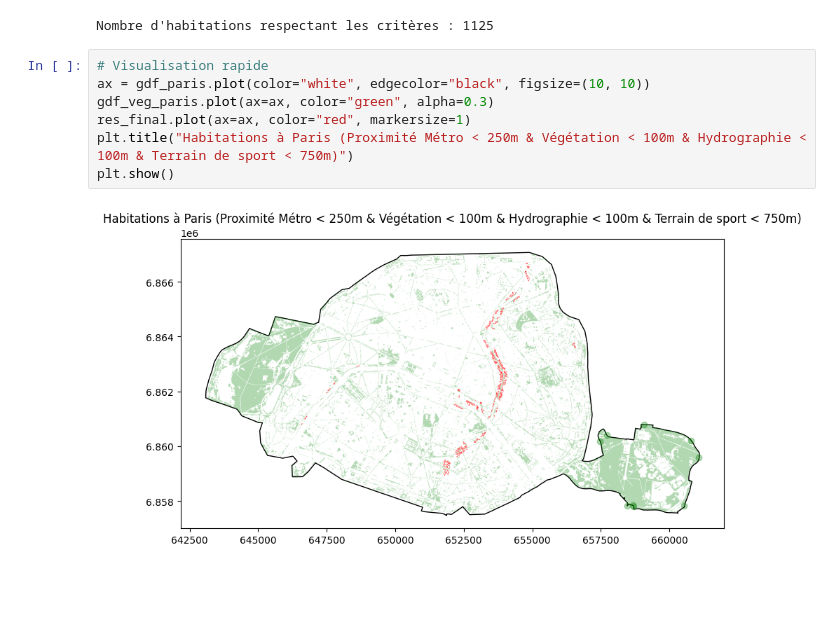
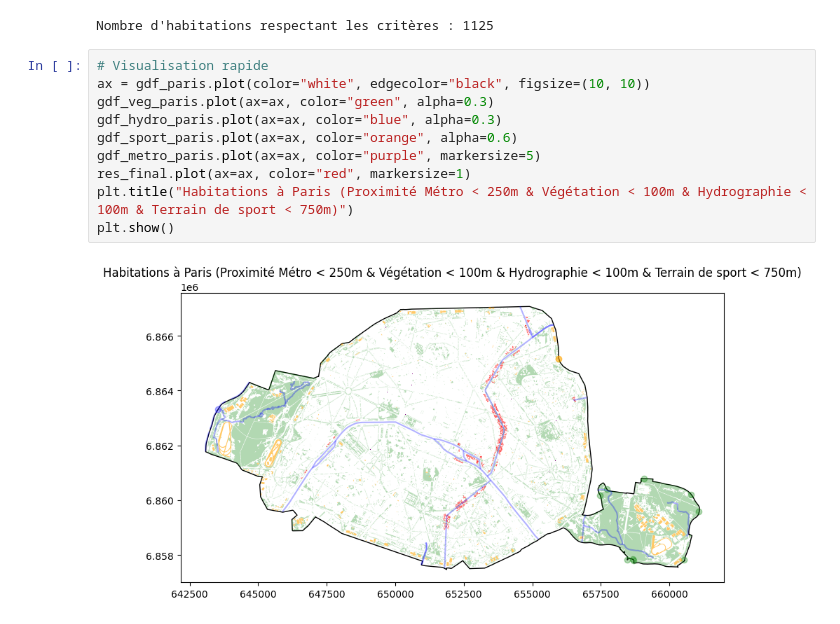
Before and after one commit to ArthurDanjou/ArtStudies, a Jupyter notebook: M2/Enjeux Climatiques/tp4.ipynb, the cells around one changed output. Saved outputs shown, nothing was run; the diff lists cells and outputs as text; blank space fills up the shorter version.

```diff
--- a/M2/Enjeux Climatiques/tp4.ipynb
+++ b/M2/Enjeux Climatiques/tp4.ipynb
@@ -63,9 +63,12 @@ Nombre d'habitations respectant les critères : 1125
 # %%
 # Visualisation rapide
 ax = gdf_paris.plot(color="white", edgecolor="black", figsize=(10, 10))
 gdf_veg_paris.plot(ax=ax, color="green", alpha=0.3)
+gdf_hydro_paris.plot(ax=ax, color="blue", alpha=0.3)
+gdf_sport_paris.plot(ax=ax, color="orange", alpha=0.6)
+gdf_metro_paris.plot(ax=ax, color="purple", markersize=5)
 res_final.plot(ax=ax, color="red", markersize=1)
 plt.title("Habitations à Paris (Proximité Métro < 250m & Végétation < 100m & Hydrographie < 100m & Terrain de sport < 750m)")
 plt.show()
 # %% [output]
-[figure, old version]
+[figure, new version]
```
